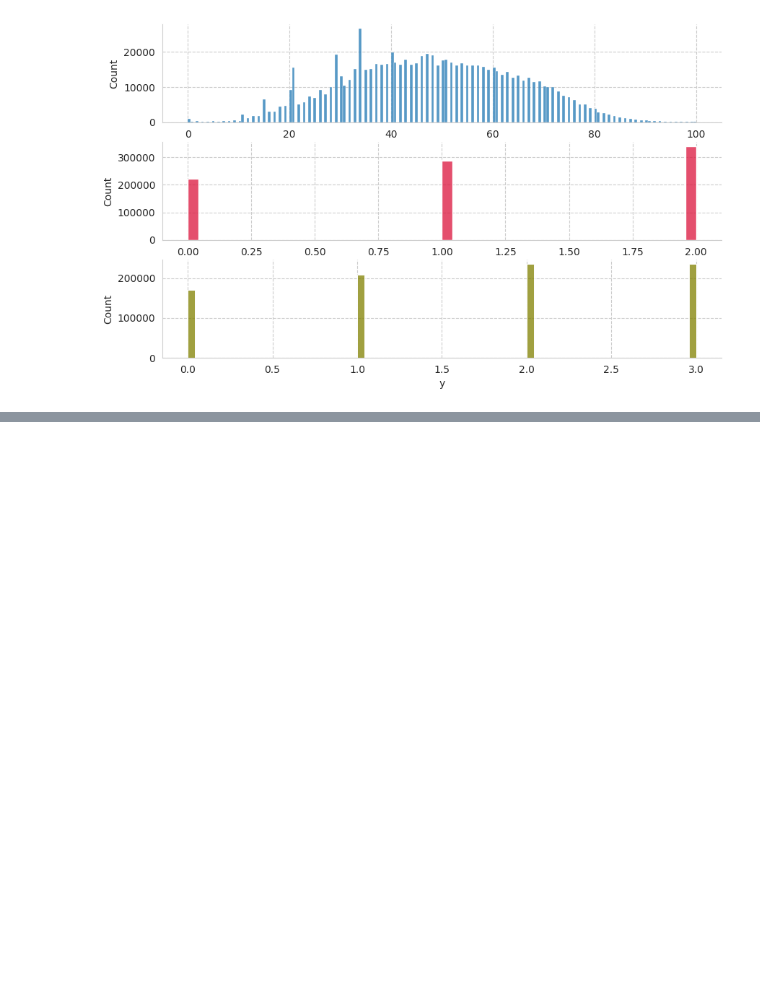
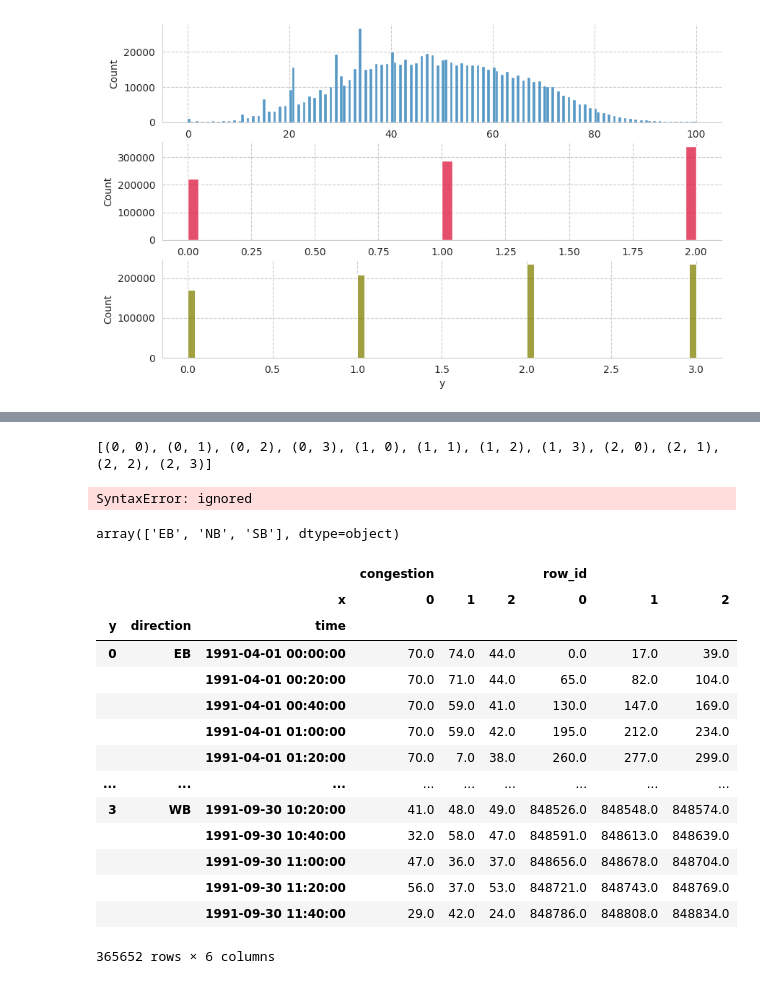
Before and after one commit to fabriziobasso/kaggle, a Jupyter notebook: congestion_v0.ipynb, the cells around one changed output, grey strips where cells are left out. Drawn from its saved outputs; the diff is of its cells as text; code cells hidden in the pictures; blank space fills up the shorter version.

```diff
--- a/congestion_v0.ipynb
+++ b/congestion_v0.ipynb
@@ -542,0 +540,55 @@ df_train
+# %%
+# import itertools package
+import itertools
+from itertools import permutations
+
+df_timeseries_train = pd.DataFrame()
+y_unique = list(df_train.y.unique())
+x_unique = list(df_train.x.unique())
+
+
+
+# create empty list to store the
+# combinations
+unique_combinations = []
+
+for i in range(len(x_unique)):
+    for j in range(len(y_unique)):
+        unique_combinations.append((x_unique[i], y_unique[j]))
+
+print(unique_combinations)
+
+
+df_grouped = df_train.reset_index().groupby(["x","y","direction","time"], as_index=False)[["congestion","row_id"]].agg("first")
+#df_grouped[(df_grouped.x==0)&(df_grouped.y==0)&(df_grouped.direction=="SB")].set_index("time")["congestion"]#.plot()
+# %% [output]
+[(0, 0), (0, 1), (0, 2), (0, 3), (1, 0), (1, 1), (1, 2), (1, 3), (2, 0), (2, 1), (2, 2), (2, 3)]
+# %%
+for a, b in unique_combinations:
+
+  print(f"X@{a} and Y@{b} has {df_grouped[(df_grouped.x==a)&(df_grouped.y==b)].direction.unique()}"df_grouped[(df_grouped.x==a)&(df_grouped.y==b)].direction.unique())#["congestion"]
+# %% [output]
+SyntaxError: ignored
+# %%
+df_grouped[(df_grouped.x==0)&(df_grouped.y==0)].direction.unique()#["congestion"]
+# %% [output]
+array(['EB', 'NB', 'SB'], dtype=object)
+# %%
+df_grouped = df_train.reset_index().groupby(["x","y","direction","time"])[["congestion","row_id"]].agg("first")
+df_grouped.unstack(level=0)
+# %% [output]
+|  |  |  | congestion |  |  | row_id |  |  |
+|  |  | x | 0 | 1 | 2 | 0 | 1 | 2 |
+| y | direction | time |  |  |  |  |  |  |
+| 0 | EB | 1991-04-01 00:00:00 | 70.0 | 74.0 | 44.0 | 0.0 | 17.0 | 39.0 |
+|  |  | 1991-04-01 00:20:00 | 70.0 | 71.0 | 44.0 | 65.0 | 82.0 | 104.0 |
+|  |  | 1991-04-01 00:40:00 | 70.0 | 59.0 | 41.0 | 130.0 | 147.0 | 169.0 |
+|  |  | 1991-04-01 01:00:00 | 70.0 | 59.0 | 42.0 | 195.0 | 212.0 | 234.0 |
+|  |  | 1991-04-01 01:20:00 | 70.0 | 7.0 | 38.0 | 260.0 | 277.0 | 299.0 |
+| ... | ... | ... | ... | ... | ... | ... | ... | ... |
+| 3 | WB | 1991-09-30 10:20:00 | 41.0 | 48.0 | 49.0 | 848526.0 | 848548.0 | 848574.0 |
+|  |  | 1991-09-30 10:40:00 | 32.0 | 58.0 | 47.0 | 848591.0 | 848613.0 | 848639.0 |
+|  |  | 1991-09-30 11:00:00 | 47.0 | 36.0 | 37.0 | 848656.0 | 848678.0 | 848704.0 |
+|  |  | 1991-09-30 11:20:00 | 56.0 | 37.0 | 53.0 | 848721.0 | 848743.0 | 848769.0 |
+|  |  | 1991-09-30 11:40:00 | 29.0 | 42.0 | 24.0 | 848786.0 | 848808.0 | 848834.0 |
+365652 rows × 6 columns
```
Also changed, not shown: parts of 4 cells of this notebook.
